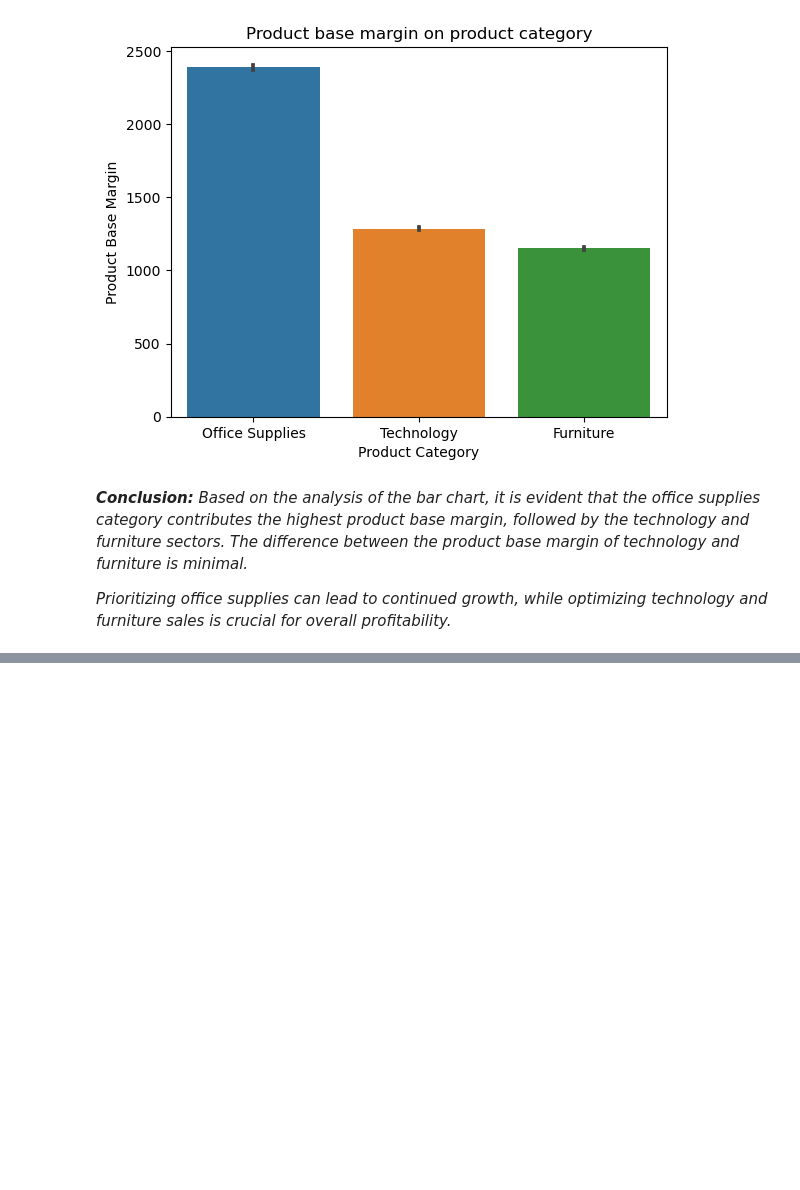
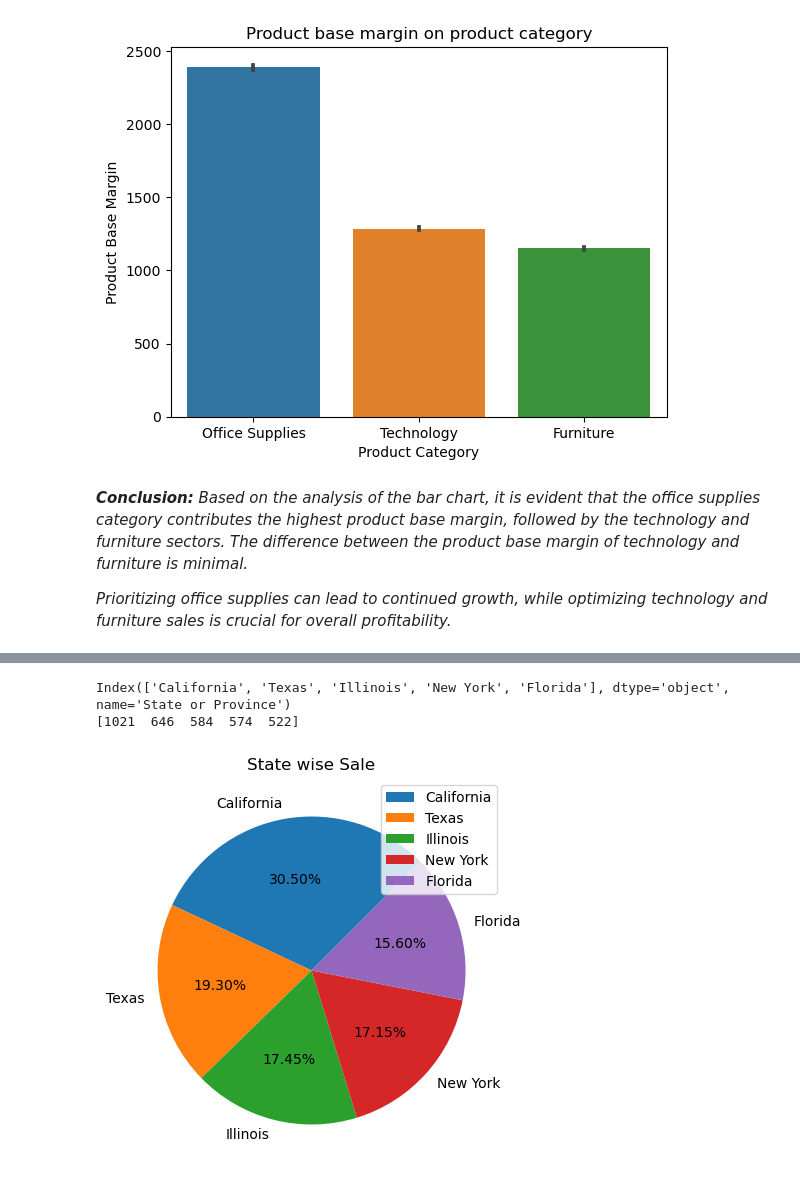
Before and after one commit to pritam-mazumder/Superstore-Dataset-Analysis, a Jupyter notebook: Superstore Dataset Analysis.ipynb, the cells around one changed output, grey strips where cells are left out. Cells and saved outputs as stored; diff of their text form; code cells hidden in the pictures; blank space fills up the shorter version.

```diff
--- a/Superstore Dataset Analysis.ipynb
+++ b/Superstore Dataset Analysis.ipynb
@@ -356,0 +369,16 @@ plt.show()
+# %%
+x = df['State or Province'].value_counts().head().index
+y = df['State or Province'].value_counts().head().values
+print(x)
+print(y)
+# %% [output]
+Index(['California', 'Texas', 'Illinois', 'New York', 'Florida'], dtype='object', name='State or Province')
+[1021  646  584  574  522]
+# %%
+plt.figure(figsize=(5, 5))
+plt.pie(y, labels=x, startangle=45, autopct="%0.2f%%")
+plt.legend(loc=1)
+plt.title("State wise Sale")
+plt.show()
+# %% [output]
+[figure, added]
```
Also changed, not shown: parts of 11 cells of this notebook, 1 other file.
